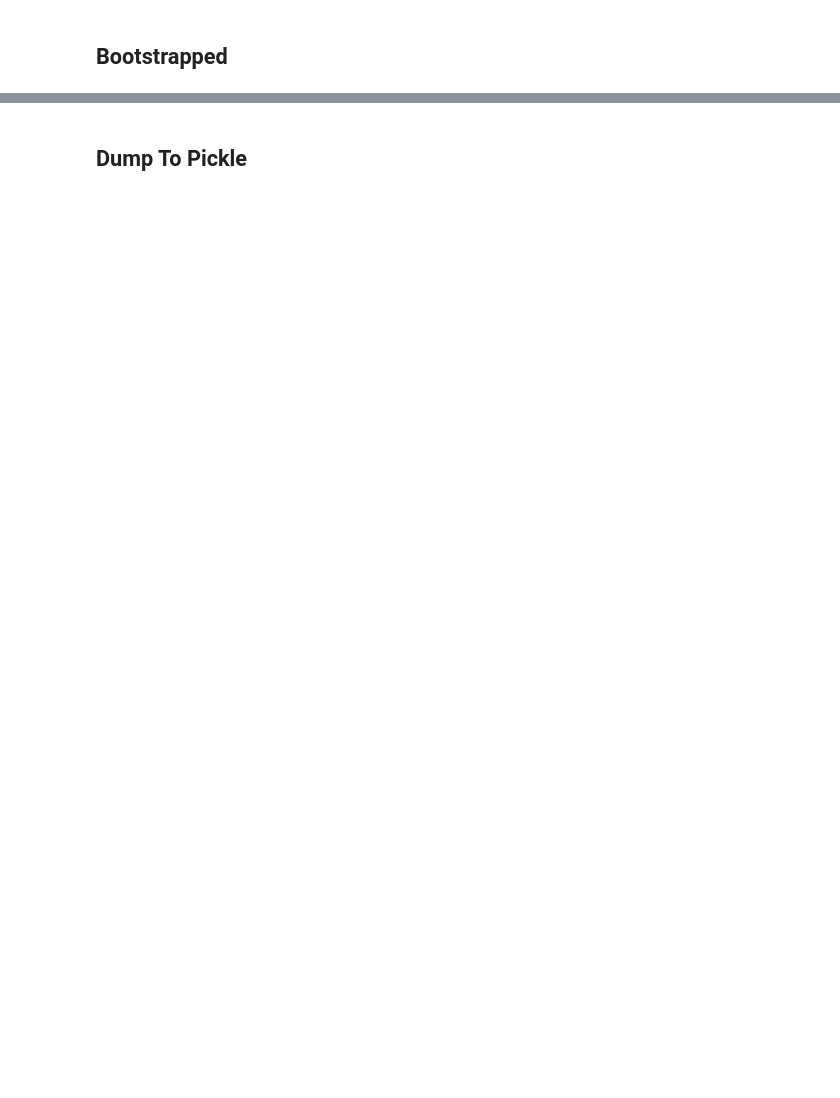
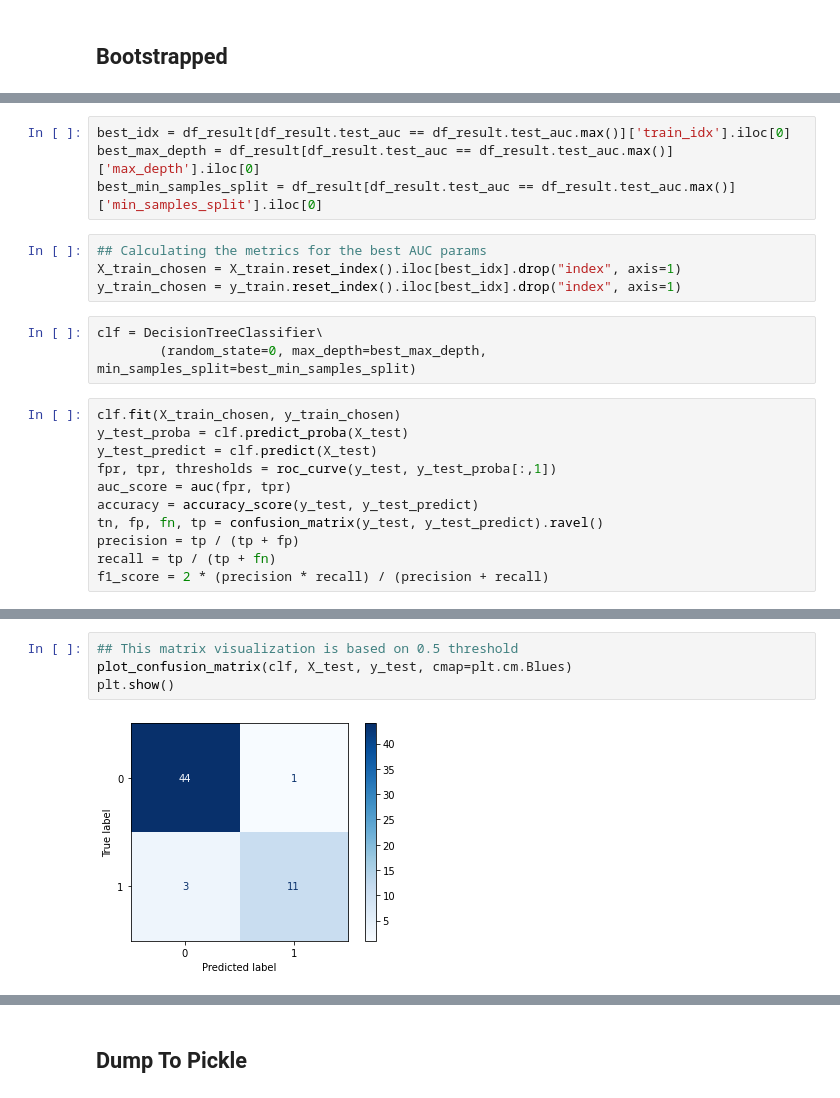
Before and after one commit to bahyhelmihp/web-crawler, a Jupyter notebook: api/datasets/Modelling-DecisionTree.ipynb, the cells around one changed output, grey strips where cells are left out. Saved outputs shown, nothing was run; the diff lists cells and outputs as text; blank space fills up the shorter version.

```diff
--- a/api/datasets/Modelling-DecisionTree.ipynb
+++ b/api/datasets/Modelling-DecisionTree.ipynb
@@ -229,0 +382,22 @@ AUC mean: 0.82
+# %%
+best_idx = df_result[df_result.test_auc == df_result.test_auc.max()]['train_idx'].iloc[0]
+best_max_depth = df_result[df_result.test_auc == df_result.test_auc.max()]['max_depth'].iloc[0]
+best_min_samples_split = df_result[df_result.test_auc == df_result.test_auc.max()]['min_samples_split'].iloc[0]
+# %%
+## Calculating the metrics for the best AUC params
+X_train_chosen = X_train.reset_index().iloc[best_idx].drop("index", axis=1)
+y_train_chosen = y_train.reset_index().iloc[best_idx].drop("index", axis=1)
+# %%
+clf = DecisionTreeClassifier\
+        (random_state=0, max_depth=best_max_depth, min_samples_split=best_min_samples_split)
+# %%
+clf.fit(X_train_chosen, y_train_chosen)
+y_test_proba = clf.predict_proba(X_test)
+y_test_predict = clf.predict(X_test)
+fpr, tpr, thresholds = roc_curve(y_test, y_test_proba[:,1])
+auc_score = auc(fpr, tpr)
+accuracy = accuracy_score(y_test, y_test_predict)
+tn, fp, fn, tp = confusion_matrix(y_test, y_test_predict).ravel()
+precision = tp / (tp + fp)
+recall = tp / (tp + fn)
+f1_score = 2 * (precision * recall) / (precision + recall)
@@ -229,0 +416,6 @@ AUC mean: 0.82
+# %%
+## This matrix visualization is based on 0.5 threshold
+plot_confusion_matrix(clf, X_test, y_test, cmap=plt.cm.Blues)
+plt.show()
+# %% [output]
+[figure, added]
```
Also changed, not shown: parts of 30 cells of this notebook.
